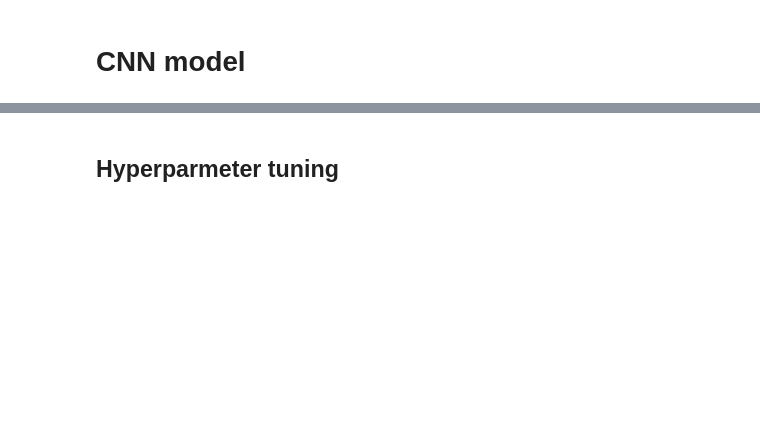
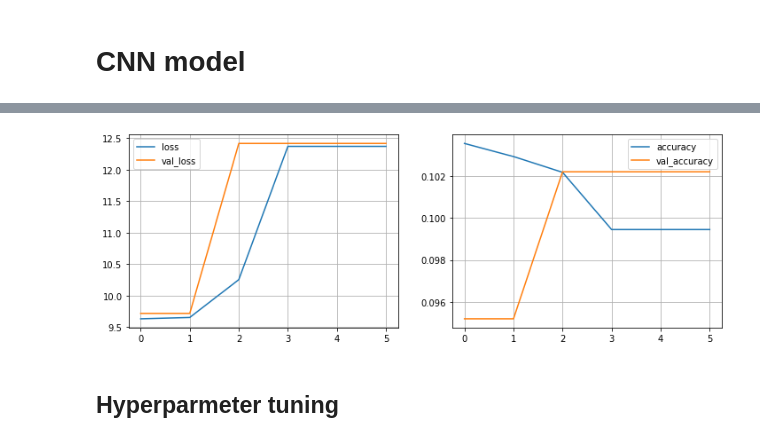
Before and after one commit to SamiFatmi/Deep-Learning-SAMI-FATMI, a Jupyter notebook: Code-alongs/Lec-04-CNN_intro.ipynb, the cells around one changed output, grey strips where cells are left out. Cells and saved outputs as stored; diff of their text form; code cells hidden in the pictures; blank space fills up the shorter version.

```diff
--- a/Code-alongs/Lec-04-CNN_intro.ipynb
+++ b/Code-alongs/Lec-04-CNN_intro.ipynb
@@ -36,3 +36,6 @@ ValueError: Found array with dim 4. MinMaxScaler expected <= 2.
+# %%
+scaled_X_train = X_train.astype("float32")/255
+scaled_X_test = X_test.astype("float32")/255
 # %% [markdown]
 # CNN model
 # %%
@@ -86,5 +91,11 @@ from tensorflow.keras.callbacks import EarlyStopping
 
 early_stopper = EarlyStopping(monitor = "val_loss", mode = "min", patience = 5)
 
-model.fit(X_train,y_train)
+model.fit(
+    scaled_X_train,
+    y_train,
+    epochs = 100,
+    callbacks = [early_stopper],
+    validation_split = 1/5
+)
 # %% [output]
@@ -92,2 +115,12 @@ array([0, 1, 2, 3, 4, 5, 6, 7, 8, 9], dtype=uint8)
+# %%
+def plot_metrics(metrics):
+    _, ax = plt.subplots(1,2, figsize = (12,4))
+    metrics[["loss", "val_loss"]].plot(ax = ax[0], grid = True)
+    metrics[["accuracy", "val_accuracy"]].plot(ax = ax[1], grid = True)
+# %%
+metrics = pd.DataFrame(model.history.history)
+plot_metrics(metrics)
+# %% [output]
+[figure, added]
 # %% [markdown]
 ## Hyperparmeter tuning
```
Also changed, not shown: parts of 8 cells of this notebook.
